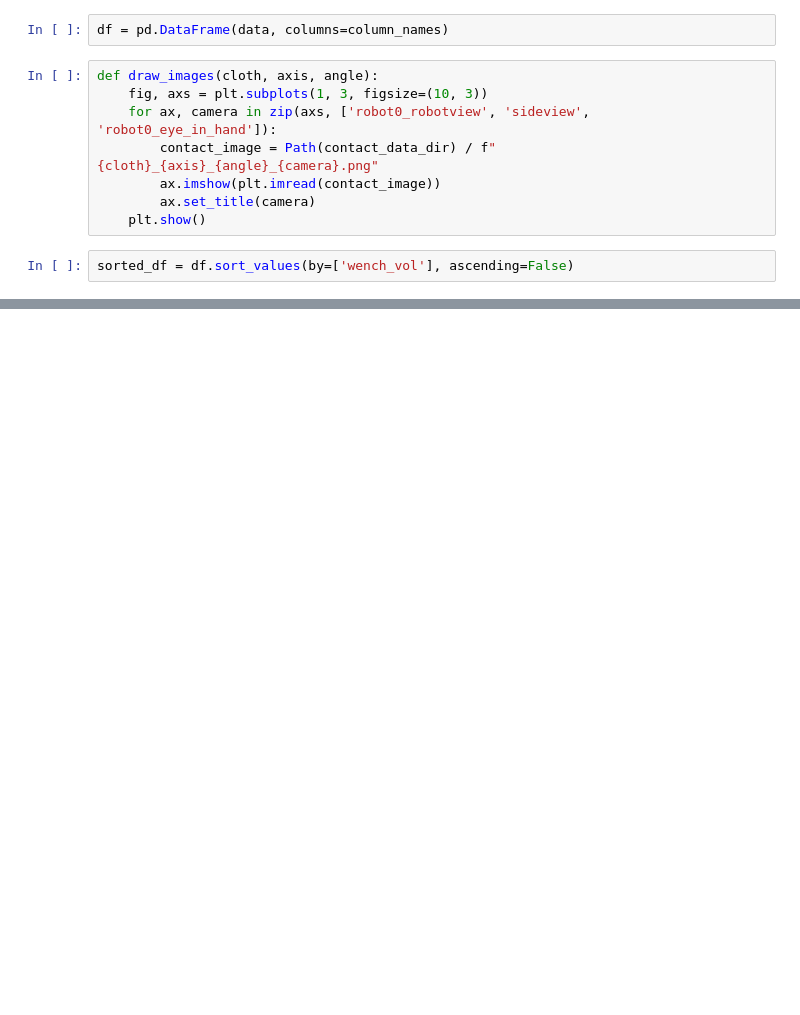
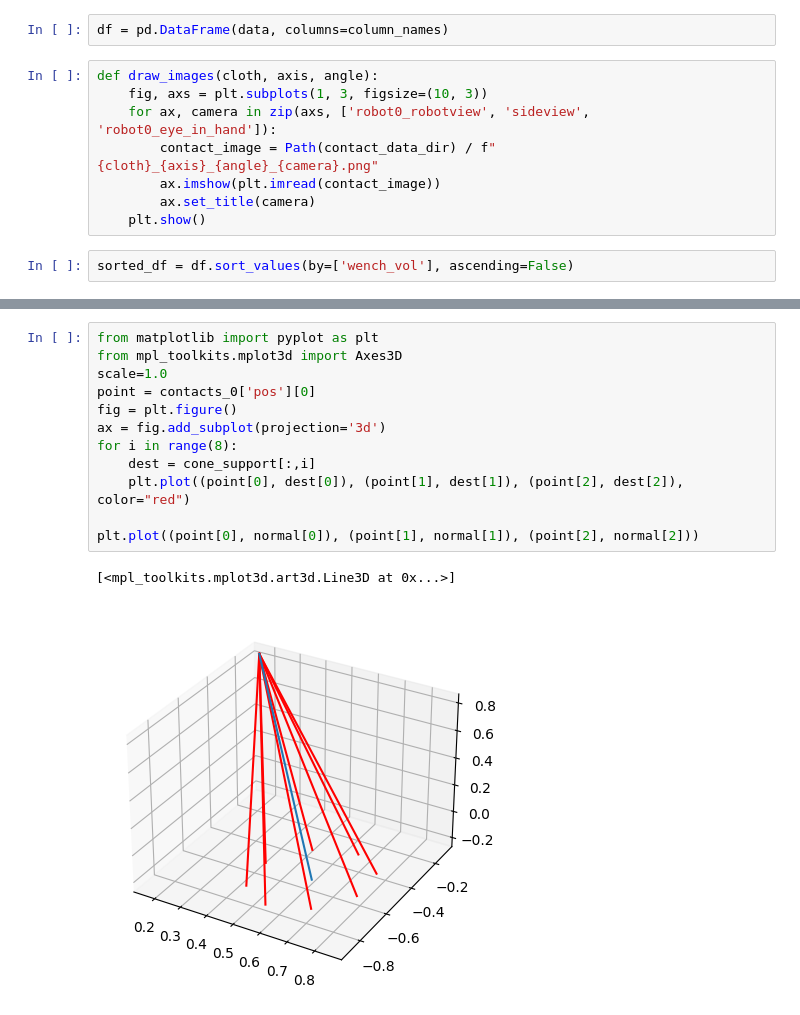
Before and after one commit to sachinkundu/softgqm-thesis, a Jupyter notebook: contact_data/analyze_cube.ipynb, the cells around one changed output, grey strips where cells are left out. Drawn from its saved outputs; the diff is of its cells as text; blank space fills up the shorter version.

```diff
--- a/contact_data/analyze_cube.ipynb
+++ b/contact_data/analyze_cube.ipynb
@@ -189,0 +332,15 @@ draw_images(cloth, axis, angle)
+# %%
+from matplotlib import pyplot as plt
+from mpl_toolkits.mplot3d import Axes3D
+scale=1.0
+point = contacts_0['pos'][0]
+fig = plt.figure()
+ax = fig.add_subplot(projection='3d')
+for i in range(8):
+    dest = cone_support[:,i]
+    plt.plot((point[0], dest[0]), (point[1], dest[1]), (point[2], dest[2]), color="red")
+
+plt.plot((point[0], normal[0]), (point[1], normal[1]), (point[2], normal[2]))
+# %% [output]
+[<mpl_toolkits.mplot3d.art3d.Line3D at 0x...>]
+[figure, added]
```
Also changed, not shown: parts of 17 cells of this notebook, 4 other files.
